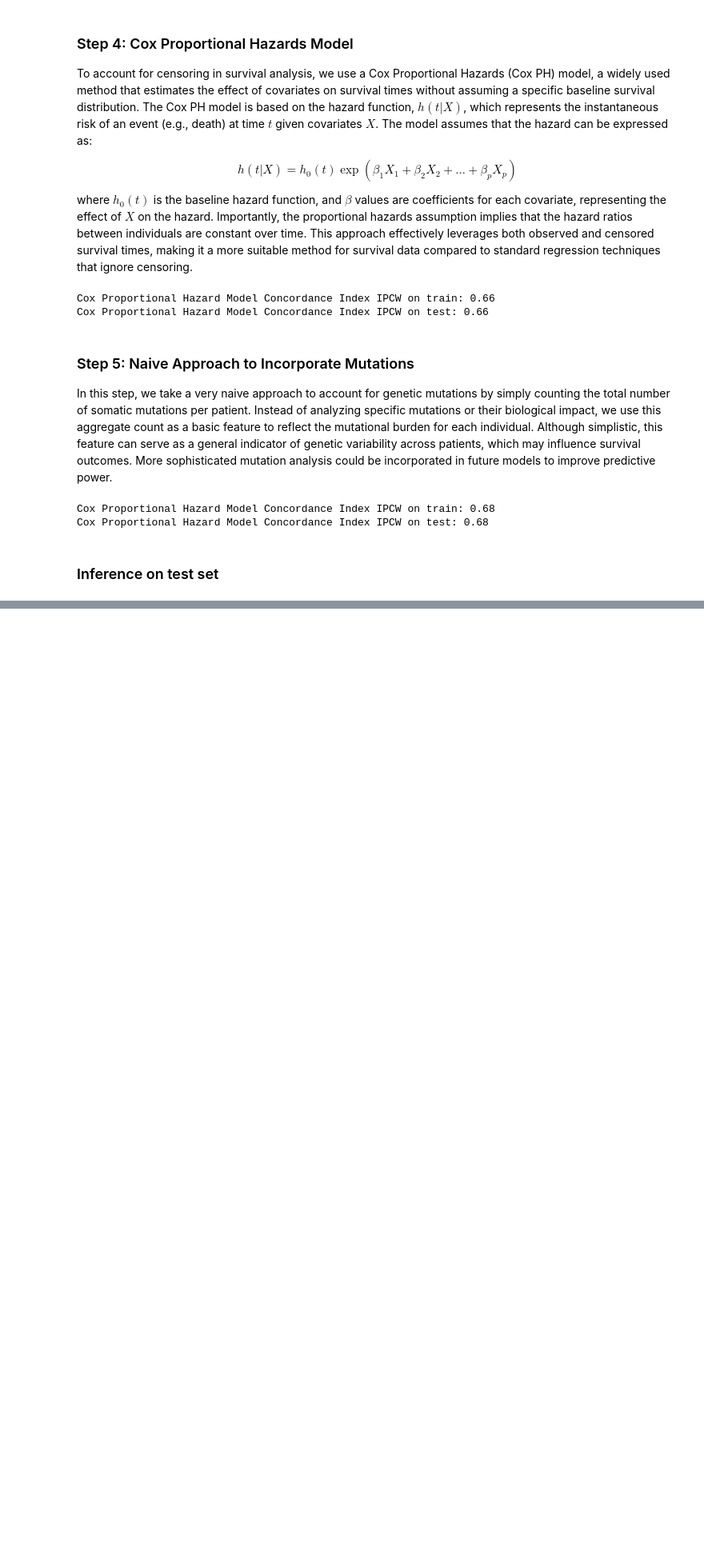
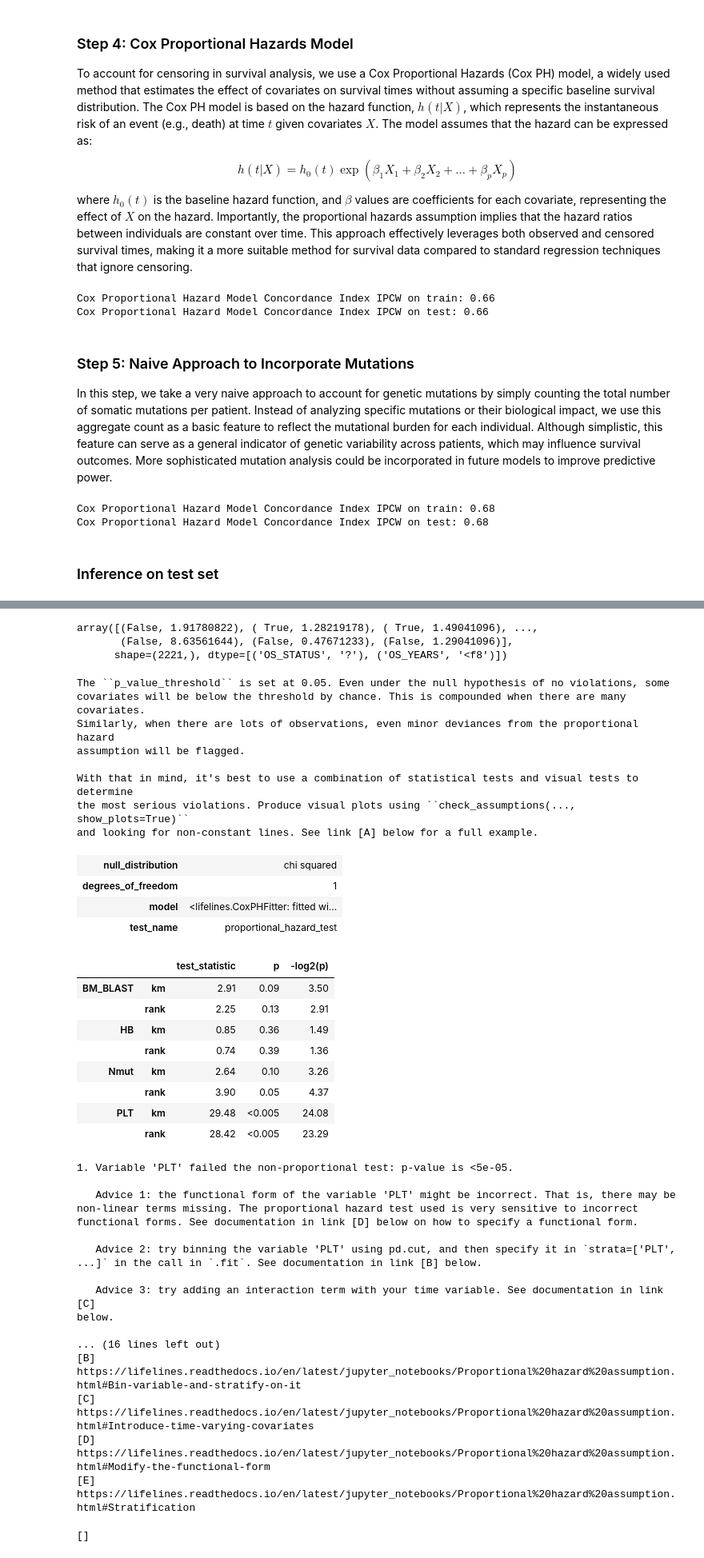
Before and after one commit to alabrous/data-challenge-QRT, a Jupyter notebook: Benchmark.ipynb, the cells around one changed output, grey strips where cells are left out. Shown at 80% size. Cells and saved outputs as stored; diff of their text form; code cells hidden in the pictures; blank space fills up the shorter version.

```diff
--- a/Benchmark.ipynb
+++ b/Benchmark.ipynb
@@ -227,7 +226,12 @@ X_train[['BM_BLAST', 'HB', 'PLT', 'Nmut']] = imputer.fit_transform(X_train[['BM_
 X_test[['BM_BLAST', 'HB', 'PLT', 'Nmut']] = imputer.transform(X_test[['BM_BLAST', 'HB', 'PLT', 'Nmut']])
 # %%
 # Initialize and train the Cox Proportional Hazards model
-cox = CoxPHSurvivalAnalysis()
+cox = CoxPHSurvivalAnalysis(
+    alpha=0.1,  # Regularization parameter
+    n_iter=100,  # Number of iterations for convergence
+    ties = 'efron',
+    tol=1e-4,  # Tolerance for convergence
+)
 cox.fit(X_train, y_train)
 
 # Evaluate the model using Concordance Index IPCW
@@ -316,0 +302,60 @@ Name: OS_YEARS, Length: 1193, dtype: float64
+# %%
+y_train
+# %% [output]
+array([(False, 1.91780822), ( True, 1.28219178), ( True, 1.49041096), ...,
+       (False, 8.63561644), (False, 0.47671233), (False, 1.29041096)],
+      shape=(2221,), dtype=[('OS_STATUS', '?'), ('OS_YEARS', '<f8')])
+# %%
+from lifelines import CoxPHFitter
+
+# 1. Recomposer un DataFrame pandas à partir de X_train et y_train
+df = X_train.copy()
+df["time"]  = y_train["OS_YEARS"]
+df["event"] = y_train["OS_STATUS"]
+
+# 2. Ajuster le modèle Cox via lifelines
+cph = CoxPHFitter()
+cph.fit(df, duration_col="time", event_col="event")
+
+# 3. Tester l’hypothèse PH
+cph.check_assumptions(df, p_value_threshold=0.05)
+# %% [output]
+The ``p_value_threshold`` is set at 0.05. Even under the null hypothesis of no violations, some
+covariates will be below the threshold by chance. This is compounded when there are many covariates.
+Similarly, when there are lots of observations, even minor deviances from the proportional hazard
+assumption will be flagged.
+
+With that in mind, it's best to use a combination of statistical tests and visual tests to determine
+the most serious violations. Produce visual plots using ``check_assumptions(..., show_plots=True)``
+and looking for non-constant lines. See link [A] below for a full example.
+| null_distribution | chi squared |
+| degrees_of_freedom | 1 |
+| model | <lifelines.CoxPHFitter: fitted wi... |
+| test_name | proportional_hazard_test |
+|  |  | test_statistic | p | -log2(p) |
+| BM_BLAST | km | 2.91 | 0.09 | 3.50 |
+|  | rank | 2.25 | 0.13 | 2.91 |
+| HB | km | 0.85 | 0.36 | 1.49 |
+|  | rank | 0.74 | 0.39 | 1.36 |
+| Nmut | km | 2.64 | 0.10 | 3.26 |
+|  | rank | 3.90 | 0.05 | 4.37 |
+| PLT | km | 29.48 | <0.005 | 24.08 |
+|  | rank | 28.42 | <0.005 | 23.29 |
+1. Variable 'PLT' failed the non-proportional test: p-value is <5e-05.
+
+   Advice 1: the functional form of the variable 'PLT' might be incorrect. That is, there may be
+non-linear terms missing. The proportional hazard test used is very sensitive to incorrect
+functional forms. See documentation in link [D] below on how to specify a functional form.
+
+   Advice 2: try binning the variable 'PLT' using pd.cut, and then specify it in `strata=['PLT',
+...]` in the call in `.fit`. See documentation in link [B] below.
+
+   Advice 3: try adding an interaction term with your time variable. See documentation in link [C]
+below.
+
+... (16 lines left out)
+[B]  https://lifelines.readthedocs.io/en/latest/jupyter_notebooks/Proportional%20hazard%20assumption.html#Bin-variable-and-stratify-on-it
+[C]  https://lifelines.readthedocs.io/en/latest/jupyter_notebooks/Proportional%20hazard%20assumption.html#Introduce-time-varying-covariates
+[D]  https://lifelines.readthedocs.io/en/latest/jupyter_notebooks/Proportional%20hazard%20assumption.html#Modify-the-functional-form
+[E]  https://lifelines.readthedocs.io/en/latest/jupyter_notebooks/Proportional%20hazard%20assumption.html#Stratification
+[]
```
Also changed, not shown: parts of 9 cells of this notebook, 5 other files.
